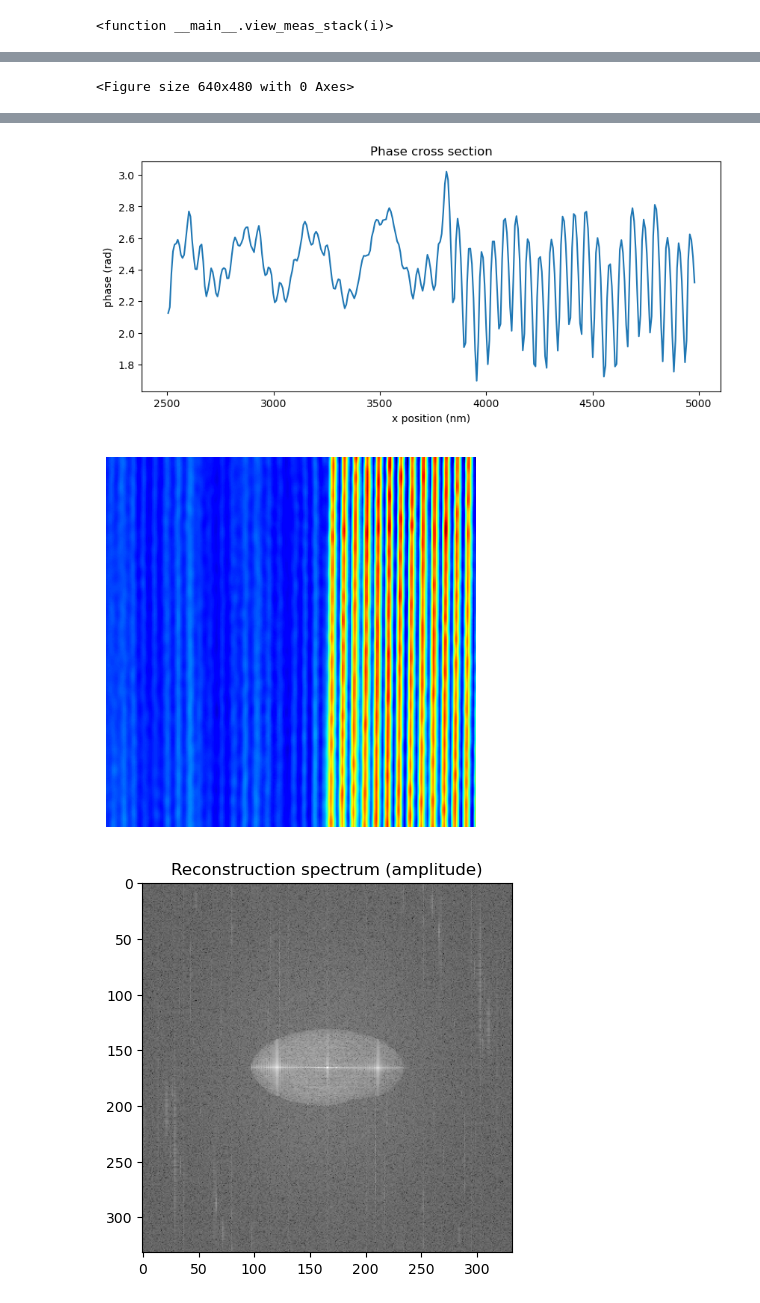
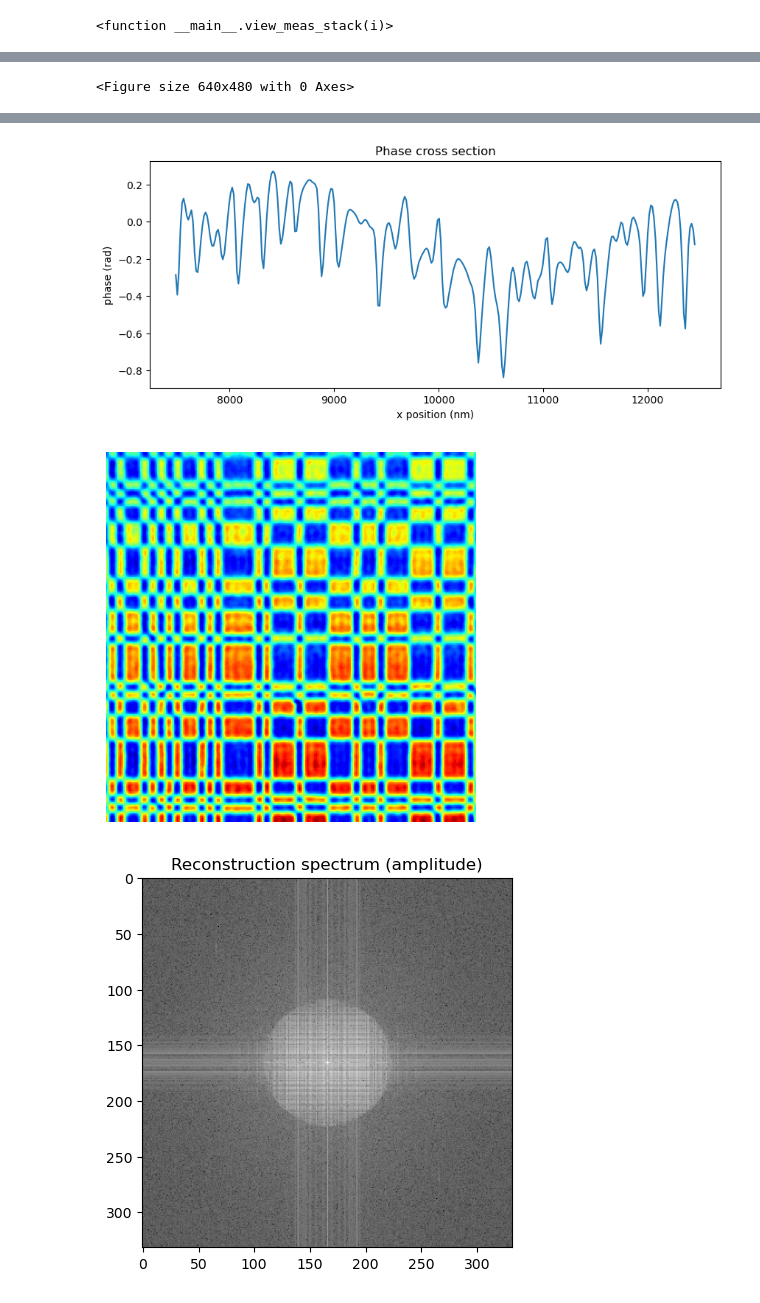
Before and after one commit to ArianaGu/EUV_FPM, a Jupyter notebook: plot_exp.ipynb, the cells around one changed output, grey strips where cells are left out. Drawn from its saved outputs; the diff is of its cells as text; code cells hidden in the pictures.

```diff
--- a/plot_exp.ipynb
+++ b/plot_exp.ipynb
@@ -11,3 +7,15 @@ recon_alg = 'GN'
+# %%
+config_path = './configs/recon/BPRA0_big.yaml'
+with open(config_path, 'r') as f:
+    config = yaml.safe_load(f)
+
+# Unpack configuration settings
+folder = config["folder"]
+roi_size_px = config["roi_size_px"]
+ROI_length = config["ROI_length"]
+recon_alg = config["recon_alg"]
+keyword = config["keyword"]
+ROI_center = config["ROI_center"]
 # %%
 # effective pixel size
 dx_m = 15e-9
@@ -28,12 +36,12 @@ sy = data['sy']
 
 
 # center crop if using ROI
-if roi_size_px < img[0].shape[0]:
-    ROI_center =  [img[0].shape[0]//2, img[0].shape[1]//2]
-    x_m = x_m[ROI_center[0]-int(roi_size_px/2):ROI_center[0]+int(roi_size_px/2)]
-    y_m = y_m[ROI_center[1]-int(roi_size_px/2):ROI_center[1]+int(roi_size_px/2)]
-    img = [i[ROI_center[0]-int(roi_size_px/2):ROI_center[0]+int(roi_size_px/2),
-             ROI_center[1]-int(roi_size_px/2):ROI_center[1]+int(roi_size_px/2)] for i in img]
+if ROI_length < img[0].shape[0]:
+    x_m = x_m[ROI_center[0]-int(ROI_length/2):ROI_center[0]+int(ROI_length/2)]
+    y_m = y_m[ROI_center[1]-int(ROI_length/2):ROI_center[1]+int(ROI_length/2)]
+    img = [i[ROI_center[0]-int(ROI_length/2):ROI_center[0]+int(ROI_length/2),
+             ROI_center[1]-int(ROI_length/2):ROI_center[1]+int(ROI_length/2)] for i in img]
+
 
 
 # find the central illumination measurement  with sx = 0 and sy = 0
@@ -68,7 +76,7 @@ interactive(children=(IntSlider(value=19, description='i', max=39), Output()), _
 # %%
 def load_recon(folder, recon_alg, downsample=False):
     if recon_alg == 'APIC':
-        filename = f'{folder}result/{keyword}_APIC_{str(roi_size_px)}.mat'
+        filename = f'{folder}result/{keyword}_APIC_{str(ROI_length)}.mat'
         recon = scipy.io.loadmat(filename)
         object_guess = recon['himMatching']
         pupil_recon = recon['CTF_abe']
@@ -87,7 +95,7 @@ def load_recon(folder, recon_alg, downsample=False):
 
     if downsample:
         if recon_alg == 'GN' or recon_alg == 'APIC':
-            downsampled_size = roi_size_px
+            downsampled_size = ROI_length
             size_px = object_guess.shape[0]
             object_guess = ft(object_guess)
             object_guess = object_guess[size_px//2-downsampled_size//2:size_px//2+downsampled_size//2, size_px//2-downsampled_size//2:size_px//2+downsampled_size//2]
@@ -131,14 +139,14 @@ def object_guess_plots(object_guess):
     # show a cross section of the intensity and phase
     x_vals = np.linspace(x_m[0]*1e9, x_m[-1]*1e9, object_guess.shape[1])
     plt.figure(3, figsize=(10, 4))
-    plt.plot(x_vals, np.abs(object_guess)[roi_size_px//2, :])
+    plt.plot(x_vals, np.abs(object_guess)[ROI_length//2, :])
     plt.xlabel('x position (nm)')
     plt.ylabel('intensity')
     plt.title('Intensity cross section')
     plt.show()
 
     plt.figure(4, figsize=(10, 4))
-    plt.plot(x_vals, np.angle(object_guess)[roi_size_px//2, :])
+    plt.plot(x_vals, np.angle(object_guess)[ROI_length//2, :])
     plt.xlabel('x position (nm)')
     plt.ylabel('phase (rad)')
     plt.title('Phase cross section')
@@ -171,6 +179,6 @@ object_guess_plots(object_guess)
-[figure, old version]
+[figure, new version]
-[figure, old version]
+[figure, new version]
-[figure, old version]
+[figure, new version]
 # %%
 # filter the recon with ideal filter
 recon_filtered = ift(ft(object_guess) * ideal_FILTER)
```
Also changed, not shown: parts of 9 cells of this notebook, 3 other files.
